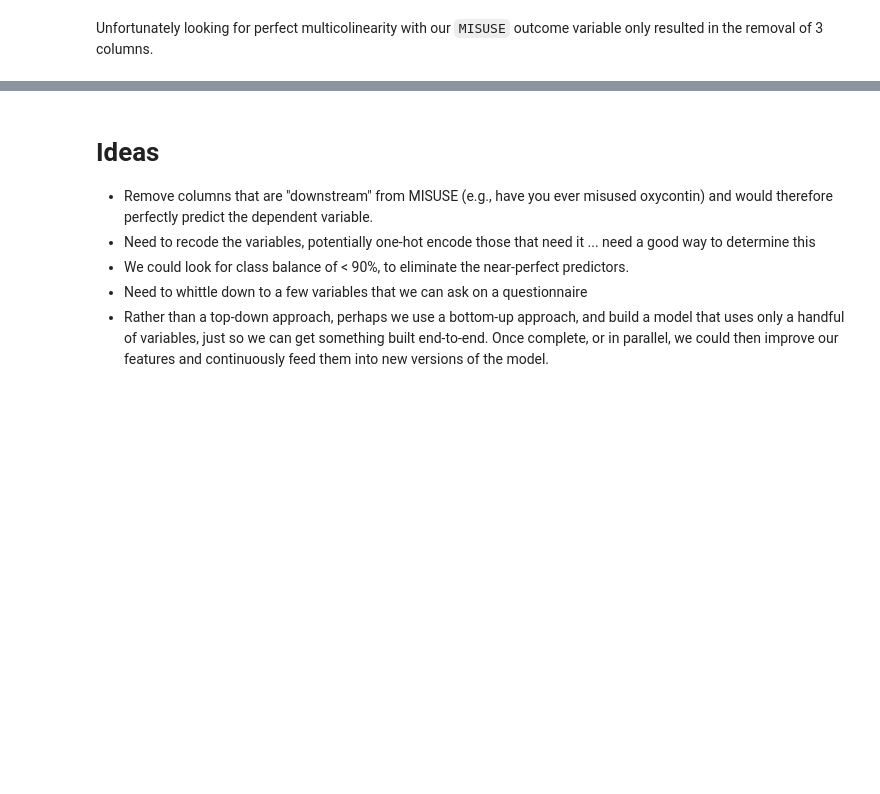
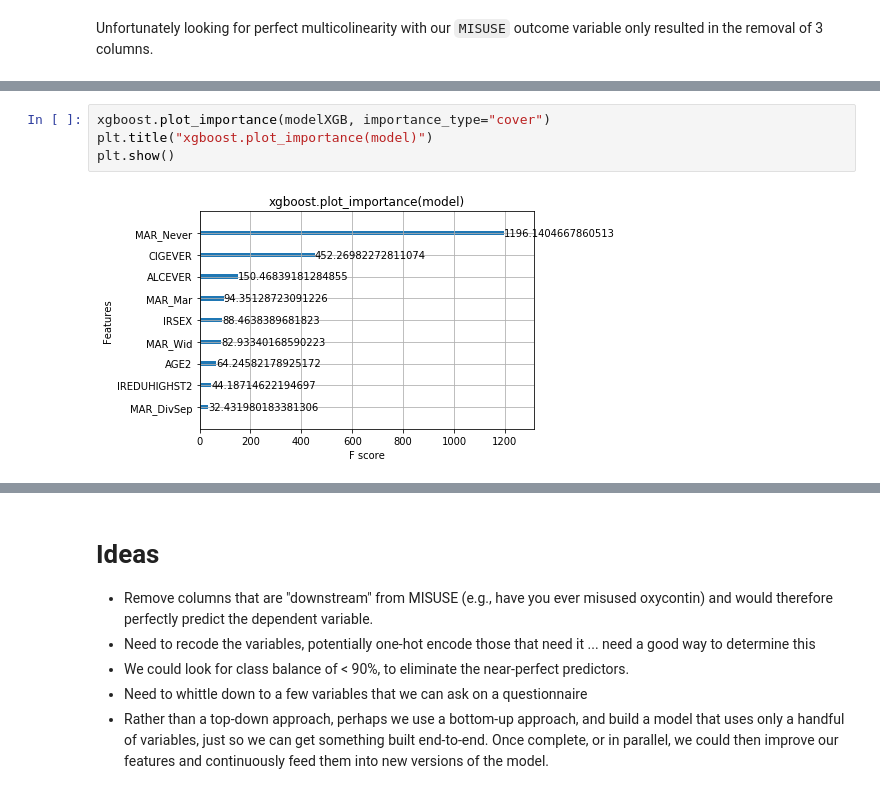
Before and after one commit to sharadv99/capstone-OpioidAddictionRisk, a Jupyter notebook: Opioid_Project_Exploration.ipynb, the cells around one changed output, grey strips where cells are left out. Saved outputs shown, nothing was run; the diff lists cells and outputs as text; blank space fills up the shorter version.

```diff
--- a/Opioid_Project_Exploration.ipynb
+++ b/Opioid_Project_Exploration.ipynb
@@ -291,0 +708,6 @@ Unfortunately looking for perfect multicolinearity with our `MISUSE` outcome var
+# %%
+xgboost.plot_importance(modelXGB, importance_type="cover")
+plt.title("xgboost.plot_importance(model)")
+plt.show()
+# %% [output]
+[figure, added]
```
Also changed, not shown: parts of 65 cells of this notebook.
